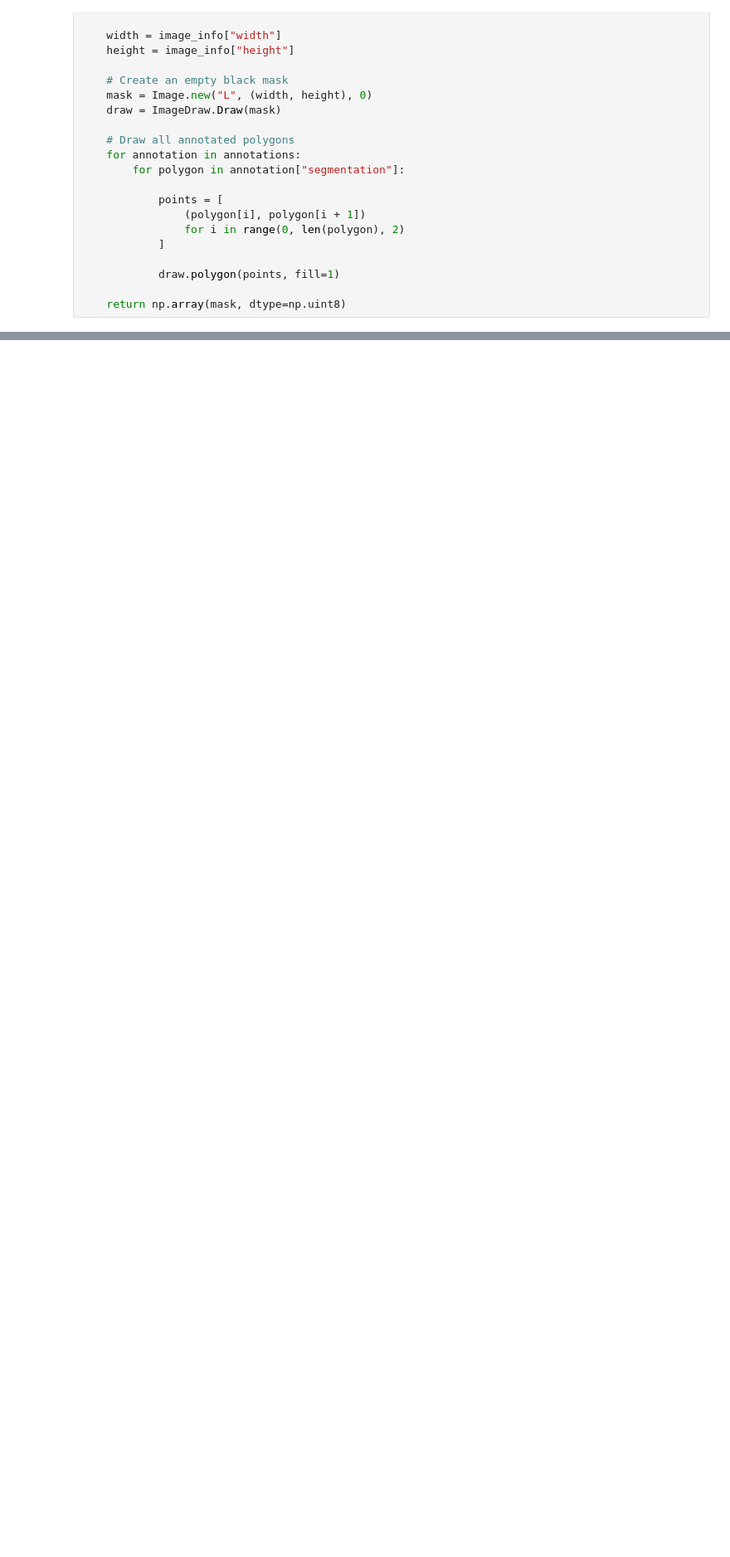
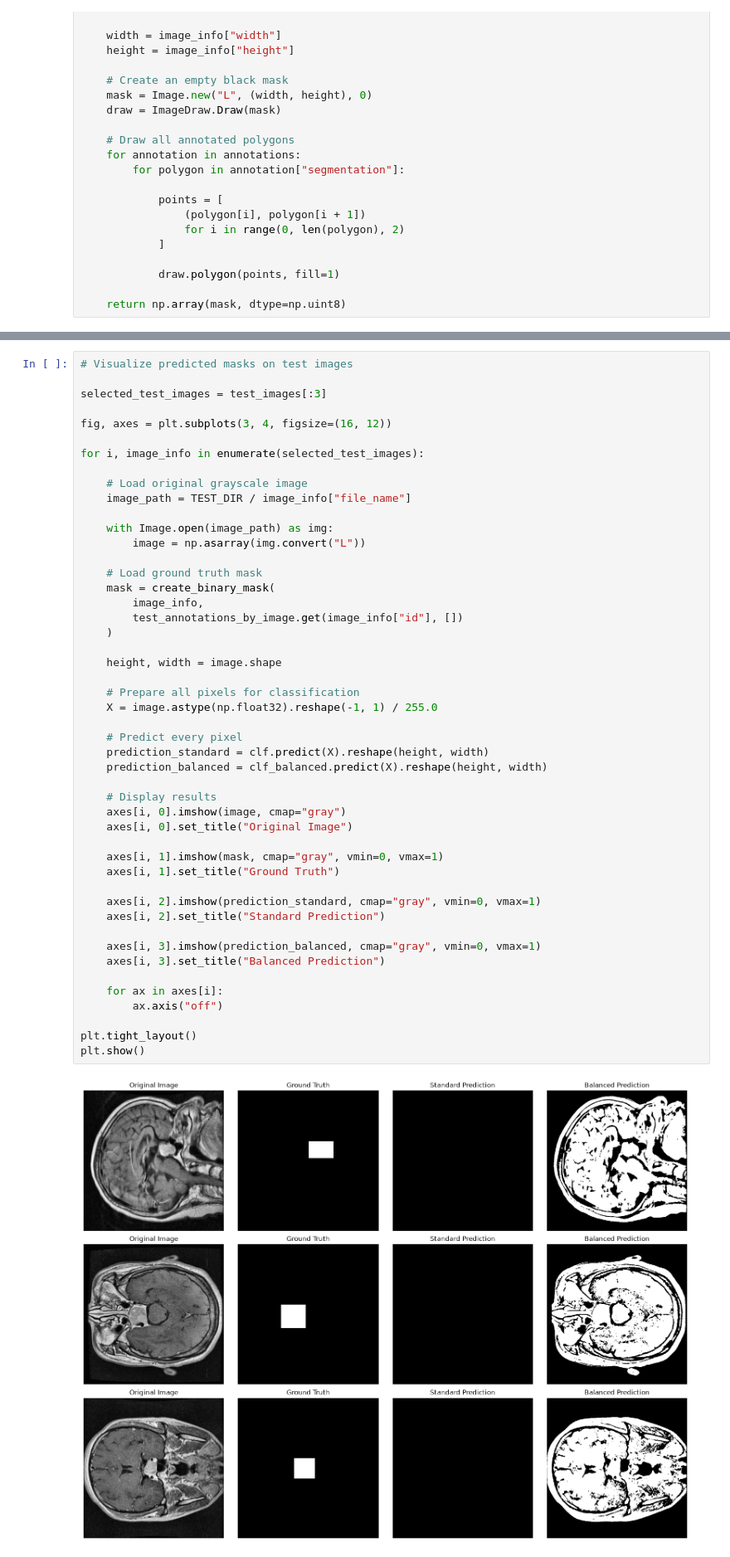
Before and after one commit to IsmaelTrentin/cvdl-prj, a Jupyter notebook: project.ipynb, the cells around one changed output, grey strips where cells are left out. Shown at 83% size. Drawn from its saved outputs; the diff is of its cells as text; blank space fills up the shorter version.

```diff
--- a/project.ipynb
+++ b/project.ipynb
@@ -130,0 +300,50 @@ plt.show()
+# %%
+# Visualize predicted masks on test images
+
+selected_test_images = test_images[:3]
+
+fig, axes = plt.subplots(3, 4, figsize=(16, 12))
+
+for i, image_info in enumerate(selected_test_images):
+
+    # Load original grayscale image
+    image_path = TEST_DIR / image_info["file_name"]
+
+    with Image.open(image_path) as img:
+        image = np.asarray(img.convert("L"))
+
+    # Load ground truth mask
+    mask = create_binary_mask(
+        image_info,
+        test_annotations_by_image.get(image_info["id"], [])
+    )
+
+    height, width = image.shape
+
+    # Prepare all pixels for classification
+    X = image.astype(np.float32).reshape(-1, 1) / 255.0
+
+    # Predict every pixel
+    prediction_standard = clf.predict(X).reshape(height, width)
+    prediction_balanced = clf_balanced.predict(X).reshape(height, width)
+
+    # Display results
+    axes[i, 0].imshow(image, cmap="gray")
+    axes[i, 0].set_title("Original Image")
+
+    axes[i, 1].imshow(mask, cmap="gray", vmin=0, vmax=1)
+    axes[i, 1].set_title("Ground Truth")
+
+    axes[i, 2].imshow(prediction_standard, cmap="gray", vmin=0, vmax=1)
+    axes[i, 2].set_title("Standard Prediction")
+
+    axes[i, 3].imshow(prediction_balanced, cmap="gray", vmin=0, vmax=1)
+    axes[i, 3].set_title("Balanced Prediction")
+
+    for ax in axes[i]:
+        ax.axis("off")
+
+plt.tight_layout()
+plt.show()
+# %% [output]
+[figure, added]
```
Also changed, not shown: parts of 6 cells of this notebook.
